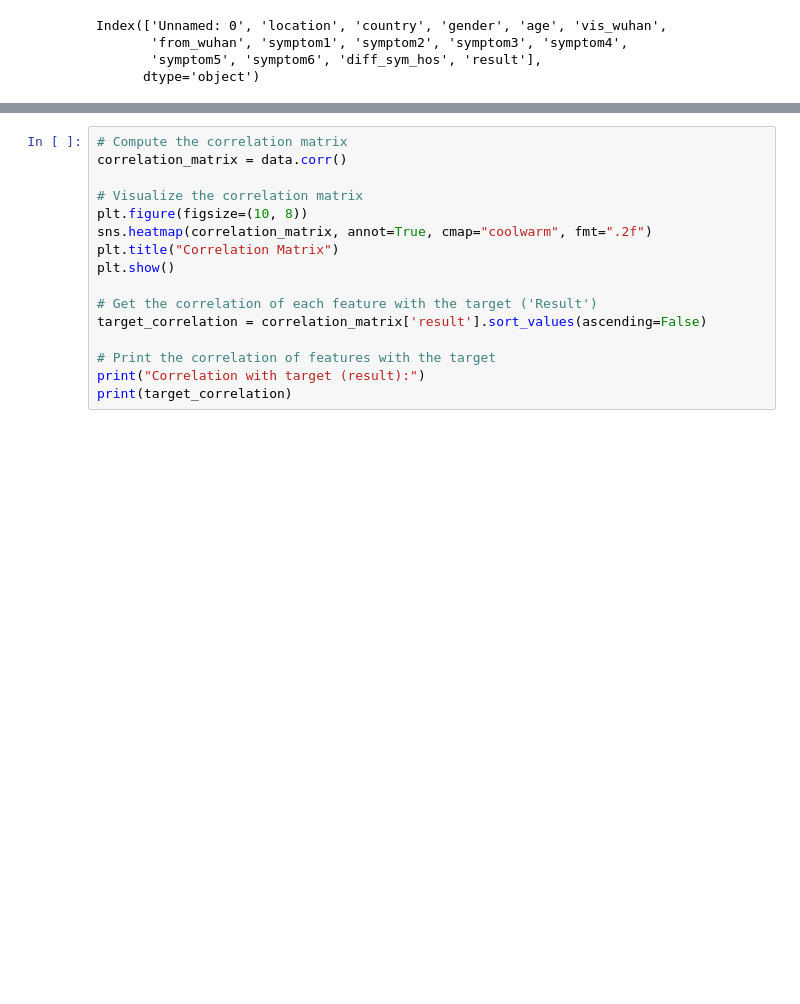
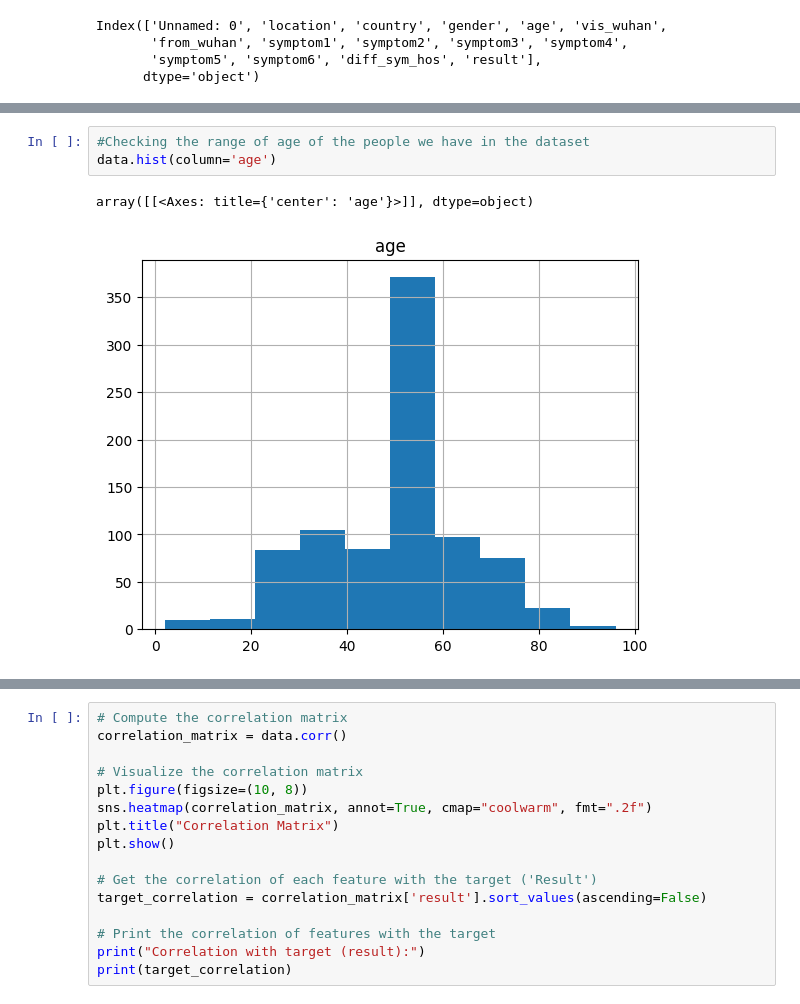
Before and after one commit to Mariz-Youssef/COVID-19-Outcome-Prediction, a Jupyter notebook: Notebook-1.ipynb, the cells around one changed output, grey strips where cells are left out. Saved outputs shown, nothing was run; the diff lists cells and outputs as text; blank space fills up the shorter version.

```diff
--- a/Notebook-1.ipynb
+++ b/Notebook-1.ipynb
@@ -28,0 +53,6 @@ Index(['Unnamed: 0', 'location', 'country', 'gender', 'age', 'vis_wuhan',
+# %%
+#Checking the range of age of the people we have in the dataset
+data.hist(column='age')
+# %% [output]
+array([[<Axes: title={'center': 'age'}>]], dtype=object)
+[figure, added]
```
Also changed, not shown: parts of 24 cells of this notebook.
